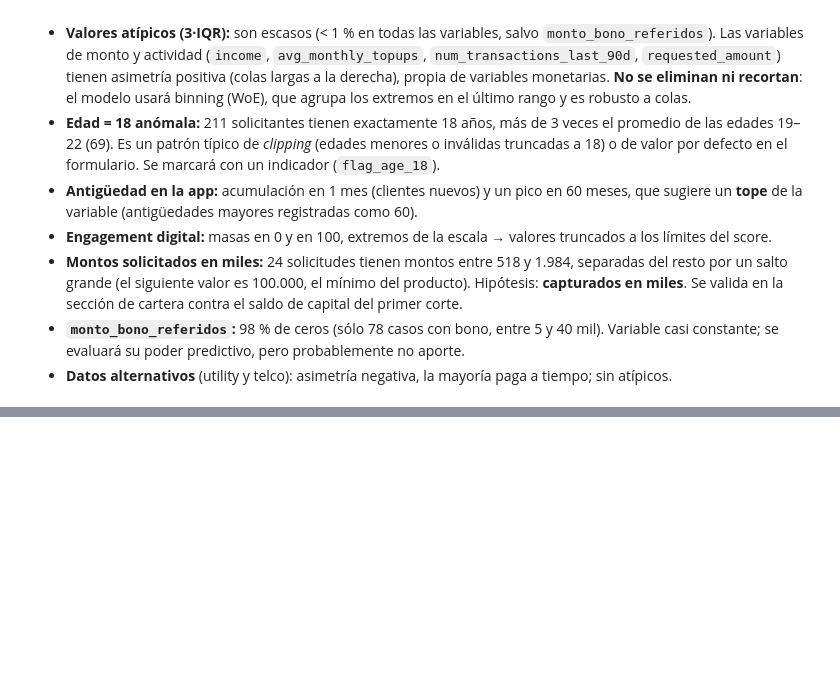
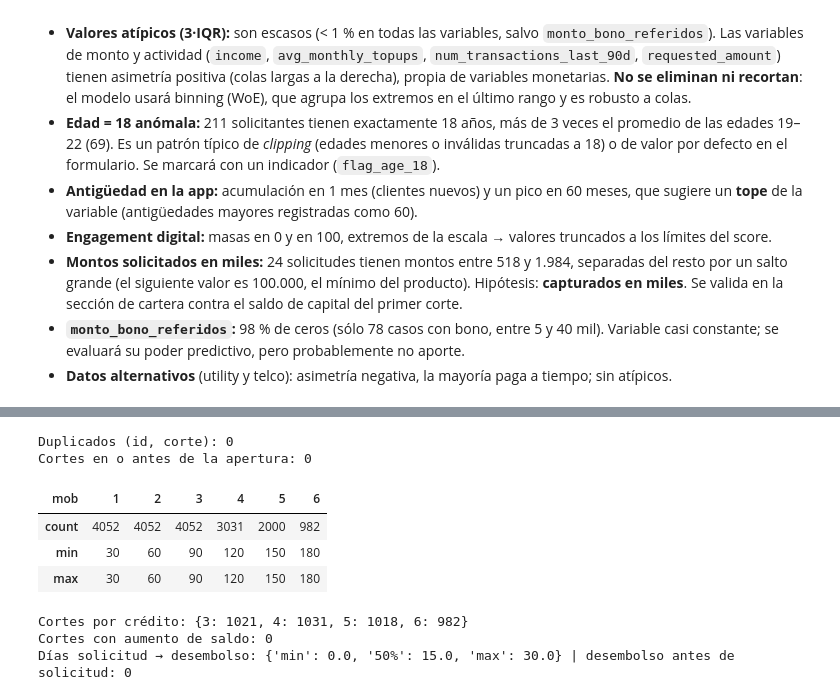
Before and after one commit to maisaarial/prueba-nequi, a Jupyter notebook: notebooks/01_modelo_pd_thin_file.ipynb, the cells around one changed output, grey strips where cells are left out. Cells and saved outputs as stored; diff of their text form; code cells hidden in the pictures; blank space fills up the shorter version.

```diff
--- a/notebooks/01_modelo_pd_thin_file.ipynb
+++ b/notebooks/01_modelo_pd_thin_file.ipynb
@@ -397,0 +462,25 @@ Name: monto_bono_referidos, dtype: float64
+# %%
+car = car.sort_values(["application_id", "fecha_corte"]).reset_index(drop=True)
+car["mob"] = car.groupby("application_id").cumcount() + 1
+car["dias_desde_apertura"] = (car.fecha_corte - car.fecha_apertura).dt.days
+
+print("Duplicados (id, corte):", car.duplicated(["application_id", "fecha_corte"]).sum())
+print("Cortes en o antes de la apertura:", (car.fecha_corte <= car.fecha_apertura).sum())
+display(car.groupby("mob")["dias_desde_apertura"].agg(["count", "min", "max"]).T)
+print("Cortes por crédito:", car.groupby("application_id")["mob"].max().value_counts().sort_index().to_dict())
+print("Cortes con aumento de saldo:", (car.groupby("application_id")["saldo_capital"].diff() > 0).sum())
+
+lag = sol.merge(car.groupby("application_id").fecha_apertura.first().reset_index(), on="application_id")
+lag["dias"] = (lag.fecha_apertura - lag.application_date).dt.days
+print("Días solicitud → desembolso:", lag.dias.describe()[["min", "50%", "max"]].to_dict(),
+      "| desembolso antes de solicitud:", (lag.dias < 0).sum())
+# %% [output]
+Duplicados (id, corte): 0
+Cortes en o antes de la apertura: 0
+| mob | 1 | 2 | 3 | 4 | 5 | 6 |
+| count | 4052 | 4052 | 4052 | 3031 | 2000 | 982 |
+| min | 30 | 60 | 90 | 120 | 150 | 180 |
+| max | 30 | 60 | 90 | 120 | 150 | 180 |
+Cortes por crédito: {3: 1021, 4: 1031, 5: 1018, 6: 982}
+Cortes con aumento de saldo: 0
+Días solicitud → desembolso: {'min': 0.0, '50%': 15.0, 'max': 30.0} | desembolso antes de solicitud: 0
```
Also changed, not shown: parts of 13 cells of this notebook.
